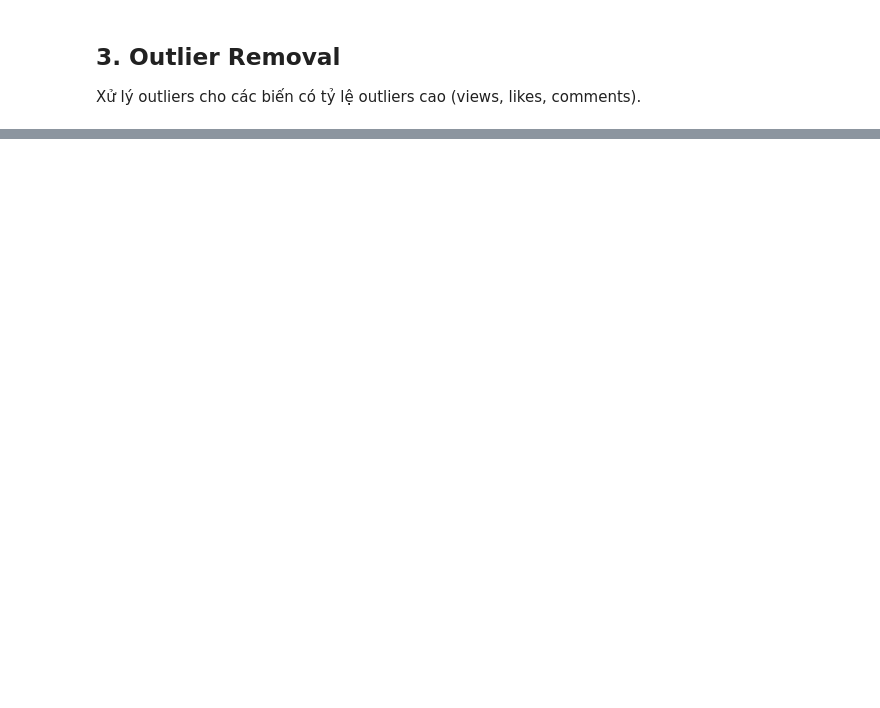
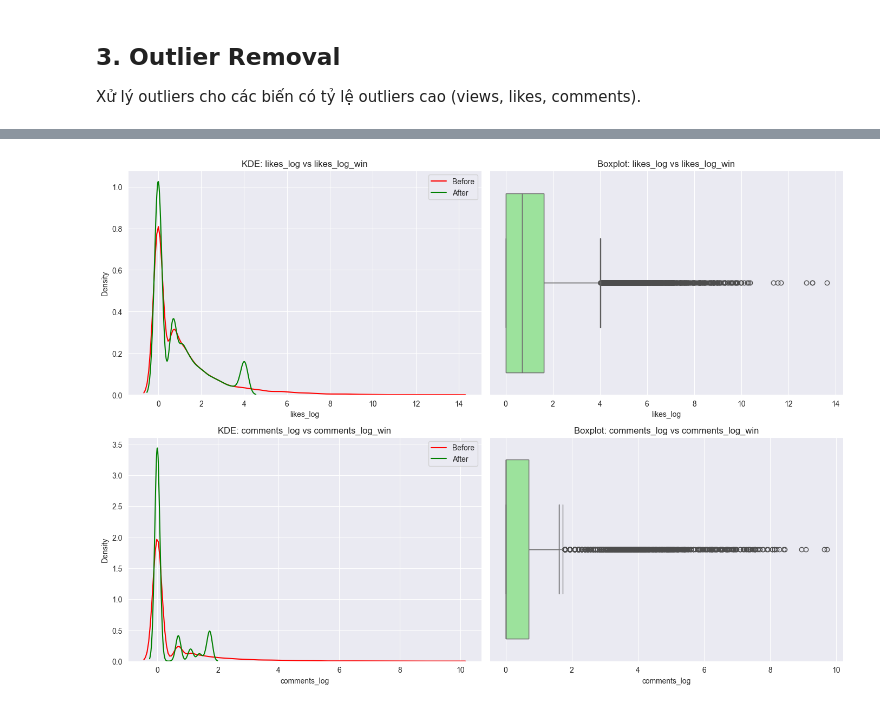
Before and after one commit to DangVanVy23521825/PTDLTQ-IE313, a Jupyter notebook: notebooks/2.2.eda_distribution.ipynb, the cells around one changed output, grey strips where cells are left out. Saved outputs shown, nothing was run; the diff lists cells and outputs as text; code cells hidden in the pictures; blank space fills up the shorter version.

```diff
--- a/notebooks/2.2.eda_distribution.ipynb
+++ b/notebooks/2.2.eda_distribution.ipynb
@@ -239,0 +201,11 @@ comparison.round(2)
+# %%
+def winsorize(series):
+    Q1 = series.quantile(0.25)
+    Q3 = series.quantile(0.75)
+    IQR = Q3 - Q1
+    lower = Q1 - 1.5 * IQR
+    upper = Q3 + 1.5 * IQR
+    return np.clip(series, lower, upper)
+
+for col in ['likes_log', 'comments_log']:
+    df_no_outliers[f'{col}_win'] = winsorize(df_no_outliers[col])
@@ -239,0 +229,20 @@ comparison.round(2)
+# %%
+fig, axes = plt.subplots(2, 2, figsize=(14, 10))
+
+pairs = [('likes_log', 'likes_log_win'),
+         ('comments_log', 'comments_log_win')]
+
+for i, (raw, win) in enumerate(pairs):
+    sns.kdeplot(df_no_outliers[raw], ax=axes[i, 0], label='Before', color='red')
+    sns.kdeplot(df_no_outliers[win], ax=axes[i, 0], label='After', color='green')
+    axes[i, 0].set_title(f"KDE: {raw} vs {win}")
+    axes[i, 0].legend()
+
+    sns.boxplot(x=df_no_outliers[raw], ax=axes[i, 1], color='orange')
+    sns.boxplot(x=df_no_outliers[win], ax=axes[i, 1], color='lightgreen')
+    axes[i, 1].set_title(f"Boxplot: {raw} vs {win}")
+
+plt.tight_layout()
+plt.show()
+# %% [output]
+[figure, added]
```
Also changed, not shown: parts of 18 cells of this notebook, 1 other file.
